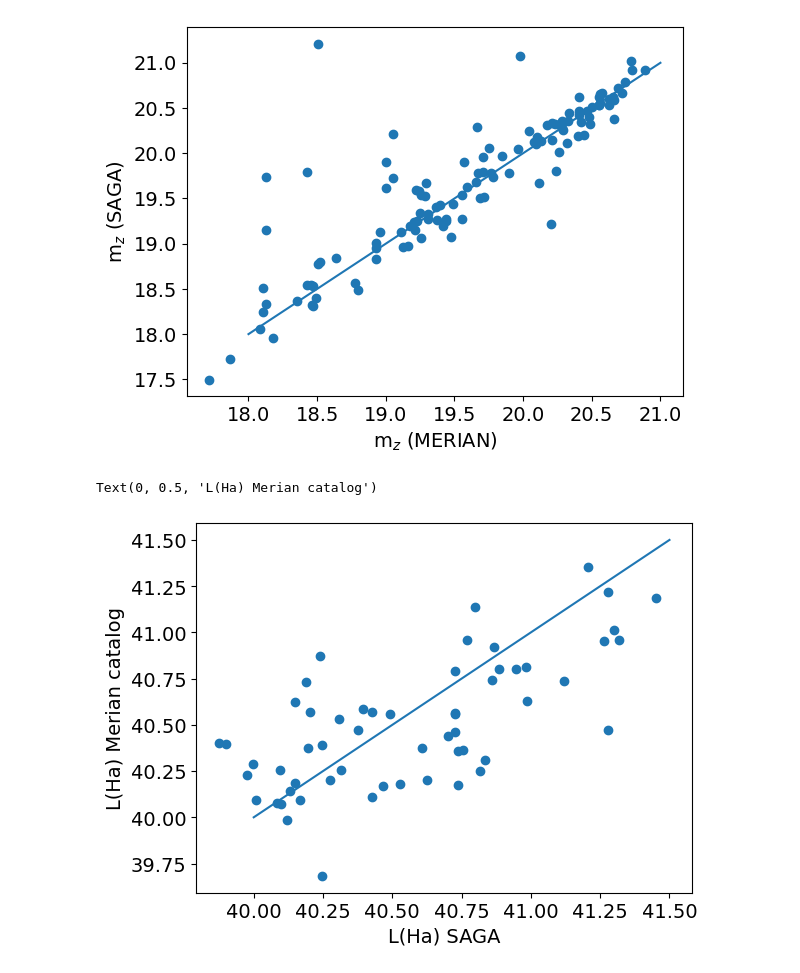
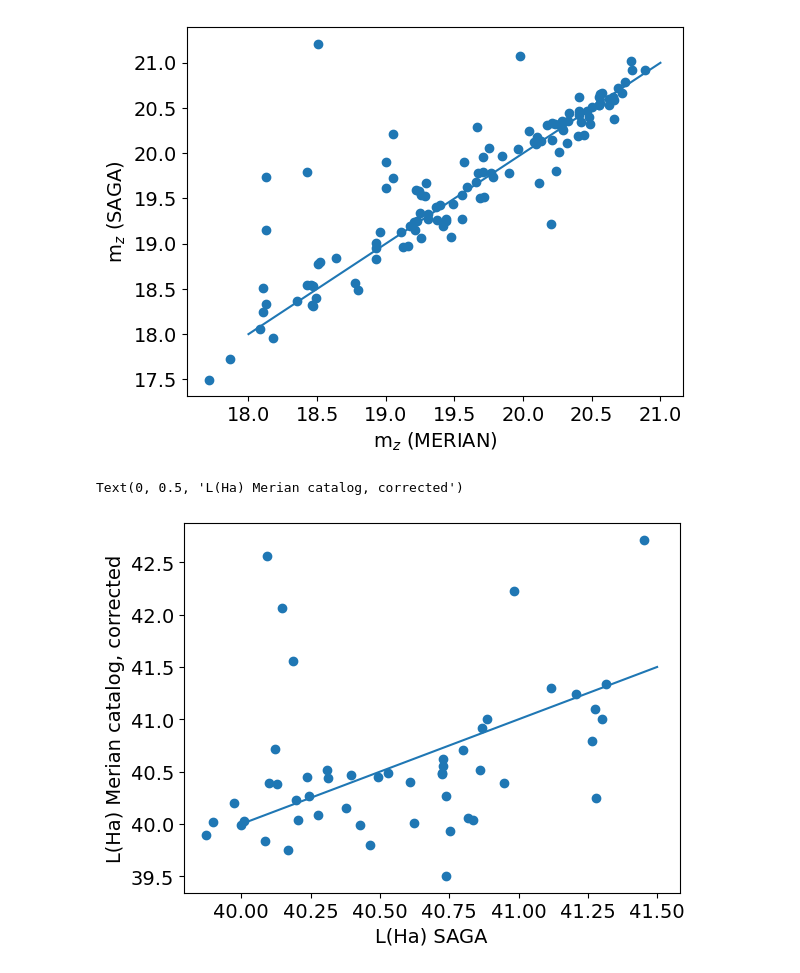
Before and after one commit to ekadofong/agrias, a Jupyter notebook: notebooks/MerianPhotometryCheck.ipynb, the cells around one changed output. Saved outputs shown, nothing was run; the diff lists cells and outputs as text; code cells hidden in the pictures.

```diff
--- a/notebooks/MerianPhotometryCheck.ipynb
+++ b/notebooks/MerianPhotometryCheck.ipynb
@@ -170,16 +157,18 @@ Text(0, 0.5, 'm$_z$ (SAGA)')
 [figure]
 # %%
 saga_halum = saga_lha_df.reindex(asb.index[idx_sm[is_match_sm]])['LHa_50']
-merian_halum = catalog_halum.loc[is_match_sm, 'LHa']
+#merian_halum = catalog_halum.loc[is_match_sm, 'LHa']
+
+merian_halum = merian_lha_df.loc[is_match_sm,'LHa']*1e40
 # %%
 plt.scatter(
     np.log10(saga_halum),
     np.log10(merian_halum)
 )
 xs = np.array([40.,41.5])
 plt.plot(xs,xs)
 plt.xlabel('L(Ha) SAGA')
-plt.ylabel('L(Ha) Merian catalog')
+plt.ylabel('L(Ha) Merian catalog, corrected')
 # %% [output]
-Text(0, 0.5, 'L(Ha) Merian catalog')
+Text(0, 0.5, 'L(Ha) Merian catalog, corrected')
-[figure, old version]
+[figure, new version]
```
Also changed, not shown: parts of 4 cells of this notebook, 5 other files.
